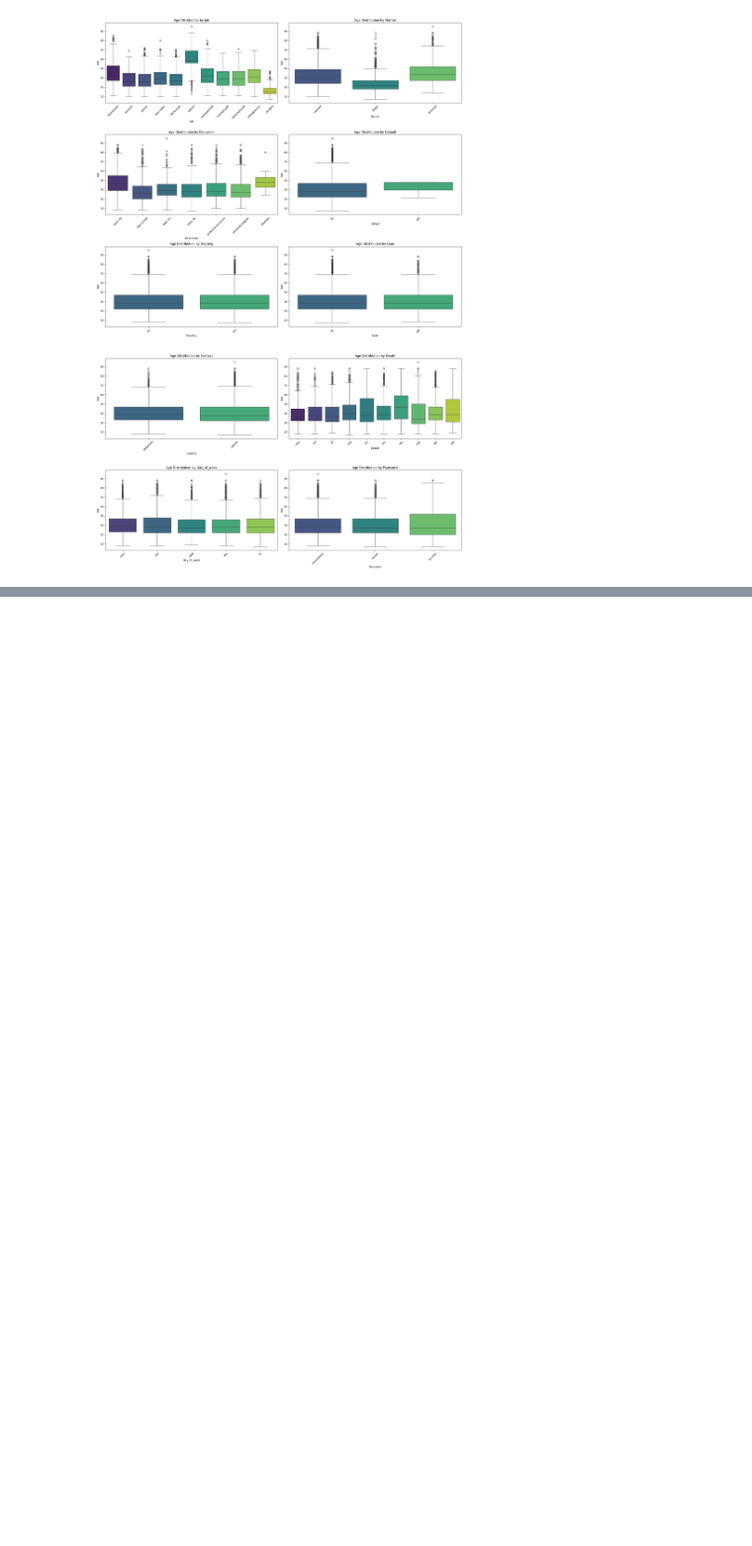
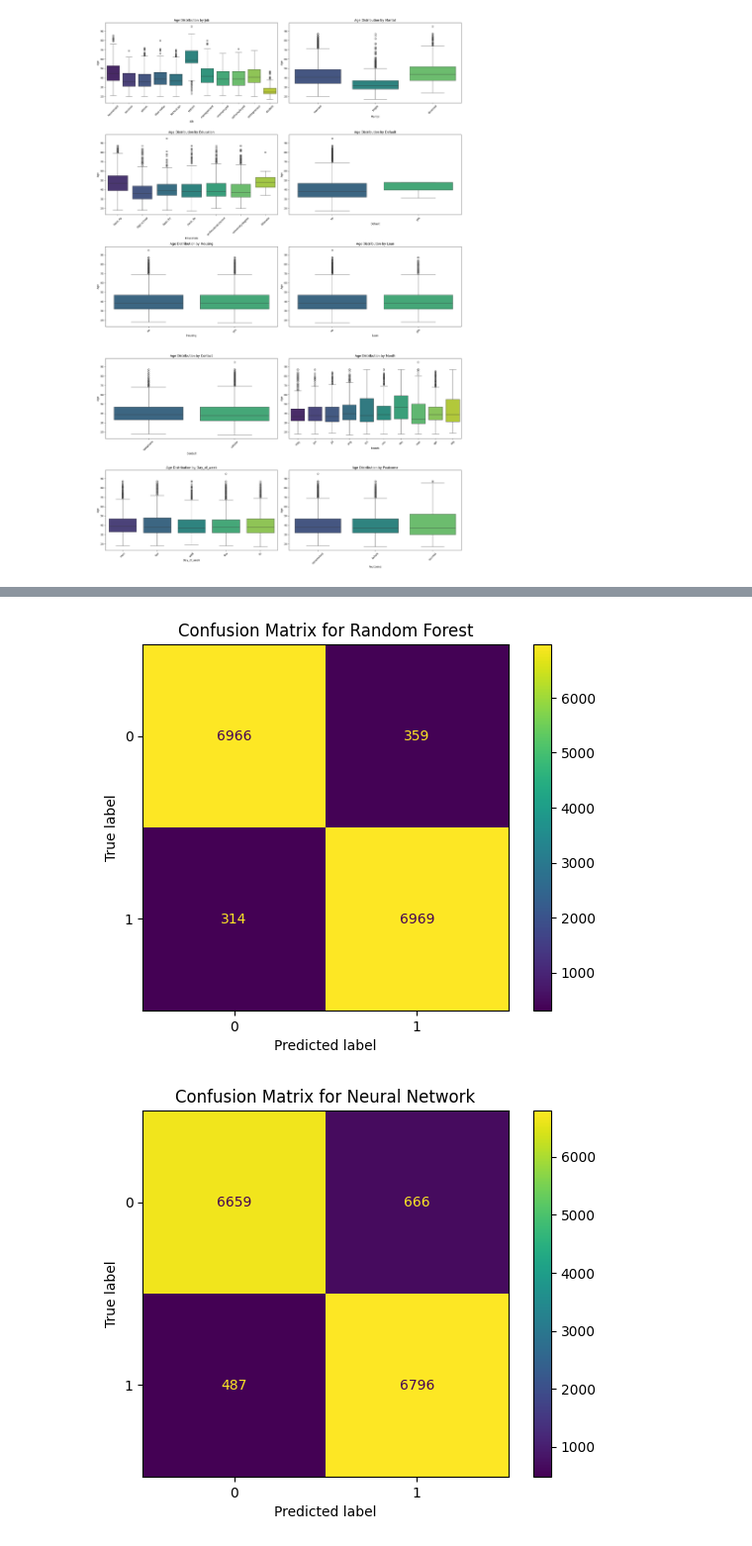
Before and after one commit to DCM2002/ML_CW_2410214, a Jupyter notebook: ML_CW_4.ipynb, the cells around one changed output, grey strips where cells are left out. Shown at 99% size. Saved outputs shown, nothing was run; the diff lists cells and outputs as text; code cells hidden in the pictures; blank space fills up the shorter version.

```diff
--- a/ML_CW_4.ipynb
+++ b/ML_CW_4.ipynb
@@ -917,10 +979,3 @@ ValueError: could not convert string to float: '41-50'
 # %%
-#Data Split
-
 # Split the data into training and testing sets
-X_train, X_test, y_train, y_test = train_test_split(X_res, y_res, test_size=0.2, random_state=42)
-
-# Standardize the features
-scaler = StandardScaler()
-X_train = scaler.fit_transform(X_train)
-X_test = scaler.transform(X_test)
+X_train, X_test, y_train, y_test = train_test_split(X_resampled, y_resampled, test_size=0.2, random_state=42)
@@ -975,23 +1008,23 @@ y_test_nn = to_categorical(y_test)
 # %%
-#Neural Network model
+# Standardize the features
+scaler = StandardScaler()
+X_train_scaled = scaler.fit_transform(X_train)
+X_test_scaled = scaler.transform(X_test)
 
-# Initialize the Neural Network model
+# Build the Neural Network model
 nn_model = Sequential()
-nn_model.add(Dense(64, input_dim=X_train.shape[1], activation='relu'))
+nn_model.add(Dense(64, input_dim=X_train_scaled.shape[1], activation='relu'))
 nn_model.add(Dense(32, activation='relu'))
-nn_model.add(Dense(2, activation='softmax'))
+nn_model.add(Dense(1, activation='sigmoid'))
 
 # Compile the model
-nn_model.compile(optimizer='adam', loss='categorical_crossentropy', metrics=['accuracy'])
+nn_model.compile(optimizer='adam', loss='binary_crossentropy', metrics=['accuracy'])
 
 # Train the model
-nn_model.fit(X_train, y_train_nn, epochs=50, batch_size=32, validation_split=0.2)
-
-# Make predictions
-y_pred_nn = nn_model.predict(X_test)
-y_pred_nn = np.argmax(y_pred_nn, axis=1)
+nn_model.fit(X_train_scaled, y_train, epochs=20, batch_size=32, validation_split=0.2)
 
 # Evaluate the model
-print("Neural Network Results:")
-print("Accuracy:", accuracy_score(np.argmax(y_test_nn, axis=1), y_pred_nn))
-print("Classification Report:\n", classification_report(np.argmax(y_test_nn, axis=1), y_pred_nn))
+y_pred_nn = (nn_model.predict(X_test_scaled) > 0.5).astype("int32")
+print("Neural Network Model Evaluation:")
+print(classification_report(y_test, y_pred_nn))
+print(f"Accuracy: {accuracy_score(y_test, y_pred_nn)}")
@@ -1042 +1050,14 @@ plt.show()
+# %%
+# Confusion Matrix for Random Forest
+ConfusionMatrixDisplay(confusion_matrix(y_test, y_pred_rf)).plot()
+plt.title('Confusion Matrix for Random Forest')
+plt.show()
+
+# Confusion Matrix for Neural Network
+ConfusionMatrixDisplay(confusion_matrix(y_test, y_pred_nn)).plot()
+plt.title('Confusion Matrix for Neural Network')
+plt.show()
+# %% [output]
+[figure, added]
+[figure, added]
 # %%
```
Also changed, not shown: parts of 25 cells of this notebook.
